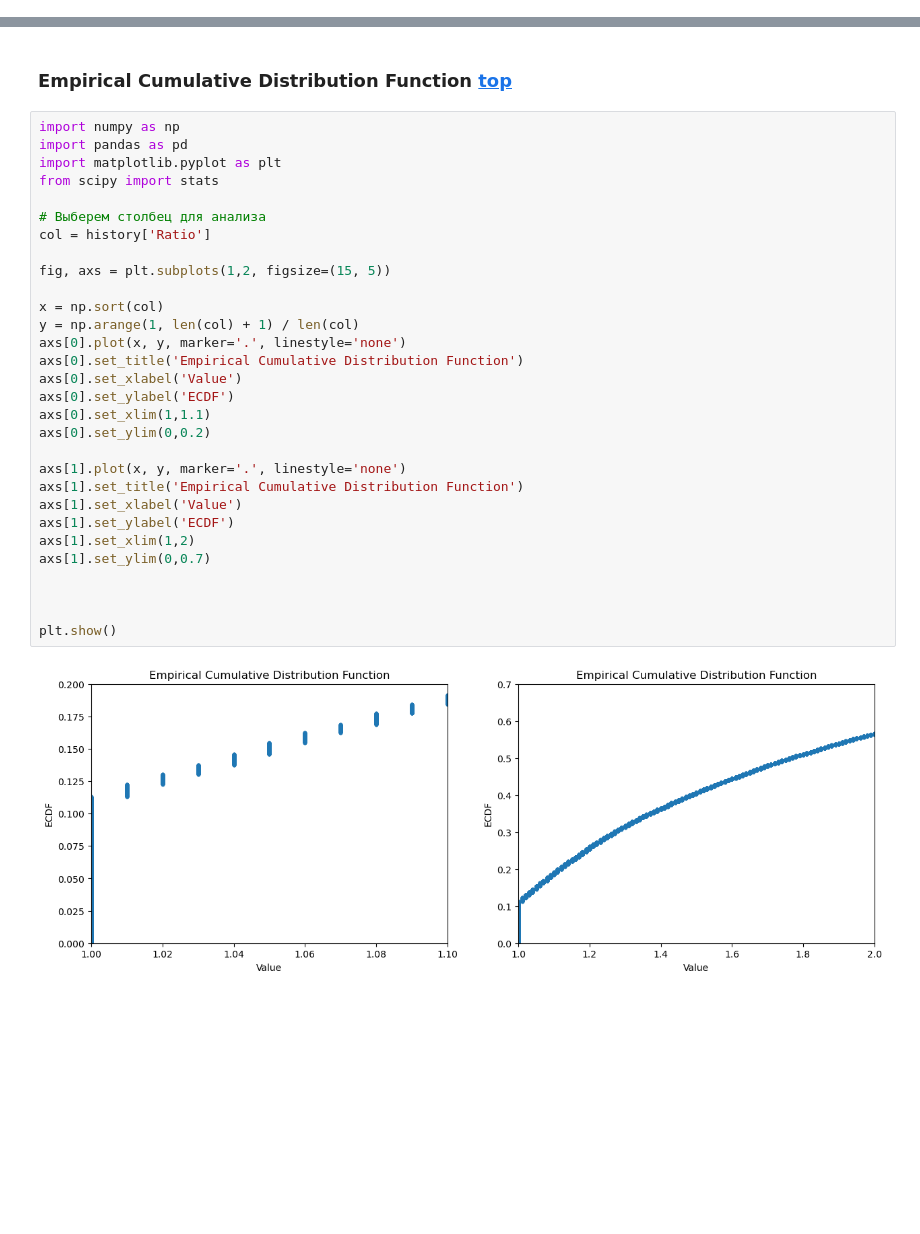
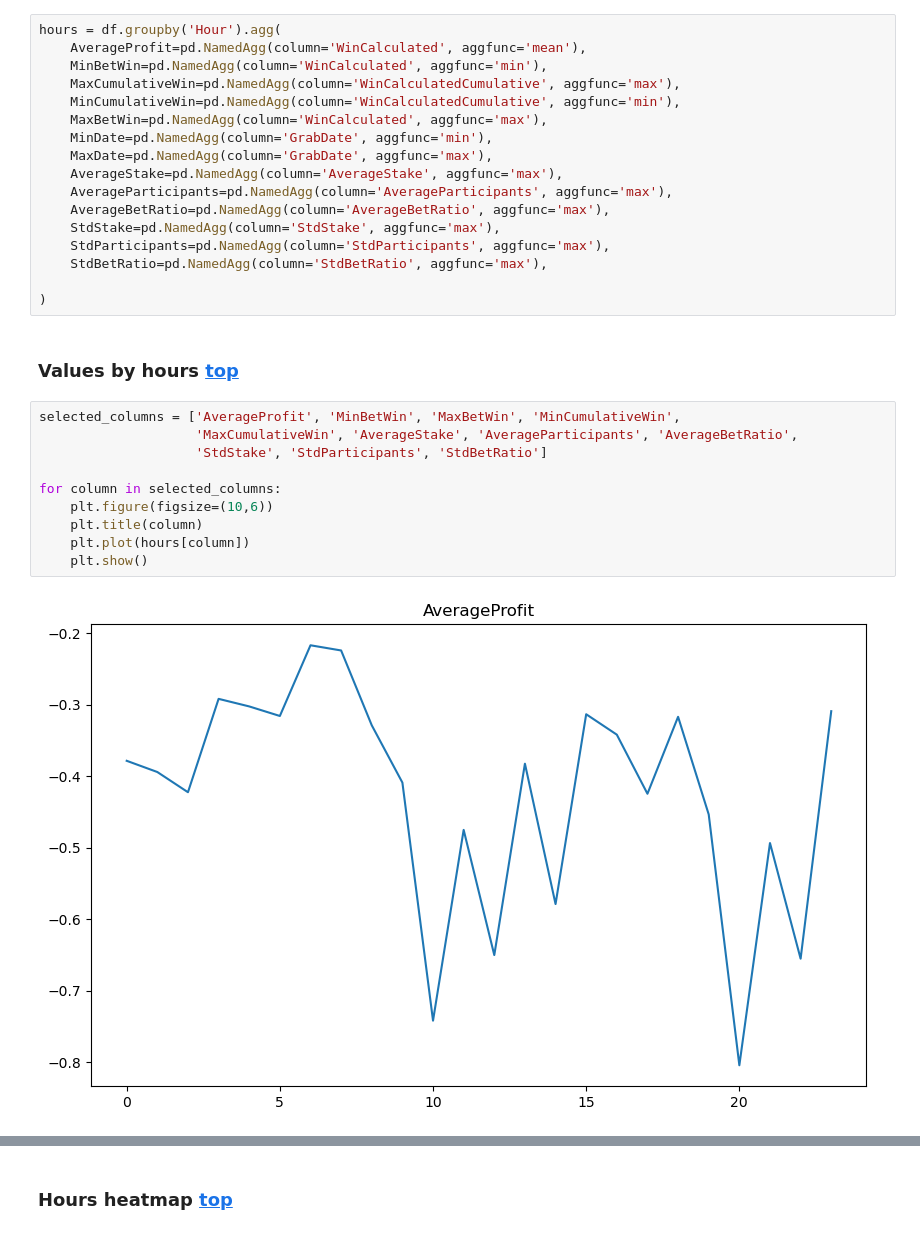
Before and after one commit to koba4444/csfail_crash_investigation, a Jupyter notebook: investigate.ipynb, the cells around one changed output, grey strips where cells are left out. Saved outputs shown, nothing was run; the diff lists cells and outputs as text; blank space fills up the shorter version.

```diff
--- a/investigate.ipynb
+++ b/investigate.ipynb
@@ -142,0 +99,31 @@ plt.show()
+# %%
+hours = df.groupby('Hour').agg(
+    AverageProfit=pd.NamedAgg(column='WinCalculated', aggfunc='mean'),
+    MinBetWin=pd.NamedAgg(column='WinCalculated', aggfunc='min'),
+    MaxCumulativeWin=pd.NamedAgg(column='WinCalculatedCumulative', aggfunc='max'),
+    MinCumulativeWin=pd.NamedAgg(column='WinCalculatedCumulative', aggfunc='min'),
+    MaxBetWin=pd.NamedAgg(column='WinCalculated', aggfunc='max'),
+    MinDate=pd.NamedAgg(column='GrabDate', aggfunc='min'),
+    MaxDate=pd.NamedAgg(column='GrabDate', aggfunc='max'),
+    AverageStake=pd.NamedAgg(column='AverageStake', aggfunc='max'),
+    AverageParticipants=pd.NamedAgg(column='AverageParticipants', aggfunc='max'),
+    AverageBetRatio=pd.NamedAgg(column='AverageBetRatio', aggfunc='max'),
+    StdStake=pd.NamedAgg(column='StdStake', aggfunc='max'),
+    StdParticipants=pd.NamedAgg(column='StdParticipants', aggfunc='max'),
+    StdBetRatio=pd.NamedAgg(column='StdBetRatio', aggfunc='max'),
+
+)
+# %% [markdown]
+### Values by hours  <a id='hours_values'></a> [top](#top)
+# %%
+selected_columns = ['AverageProfit', 'MinBetWin', 'MaxBetWin', 'MinCumulativeWin',
+                    'MaxCumulativeWin', 'AverageStake', 'AverageParticipants', 'AverageBetRatio',
+                    'StdStake', 'StdParticipants', 'StdBetRatio']
+
+for column in selected_columns:
+    plt.figure(figsize=(10,6))
+    plt.title(column)
+    plt.plot(hours[column])
+    plt.show()
+# %% [output]
+[figure, added]
@@ -143,34 +140,2 @@ plt.show()
 # %% [markdown]
-### Empirical Cumulative Distribution Function <a id='section1'></a> [top](#beginning)
+### Hours heatmap  <a id='hours_heatmap'></a> [top](#top)
-# %%
-import numpy as np
-import pandas as pd
-import matplotlib.pyplot as plt
-from scipy import stats
-
-# Выберем столбец для анализа
-col = history['Ratio']
-
-fig, axs = plt.subplots(1,2, figsize=(15, 5))
-
-x = np.sort(col)
-y = np.arange(1, len(col) + 1) / len(col)
-axs[0].plot(x, y, marker='.', linestyle='none')
-axs[0].set_title('Empirical Cumulative Distribution Function')
-axs[0].set_xlabel('Value')
-axs[0].set_ylabel('ECDF')
-axs[0].set_xlim(1,1.1)
-axs[0].set_ylim(0,0.2)
-
-axs[1].plot(x, y, marker='.', linestyle='none')
-axs[1].set_title('Empirical Cumulative Distribution Function')
-axs[1].set_xlabel('Value')
-axs[1].set_ylabel('ECDF')
-axs[1].set_xlim(1,2)
-axs[1].set_ylim(0,0.7)
-
-
-
-plt.show()
-# %% [output]
-[figure, removed]
```
Also changed, not shown: parts of 25 cells of this notebook, 2 other files.
